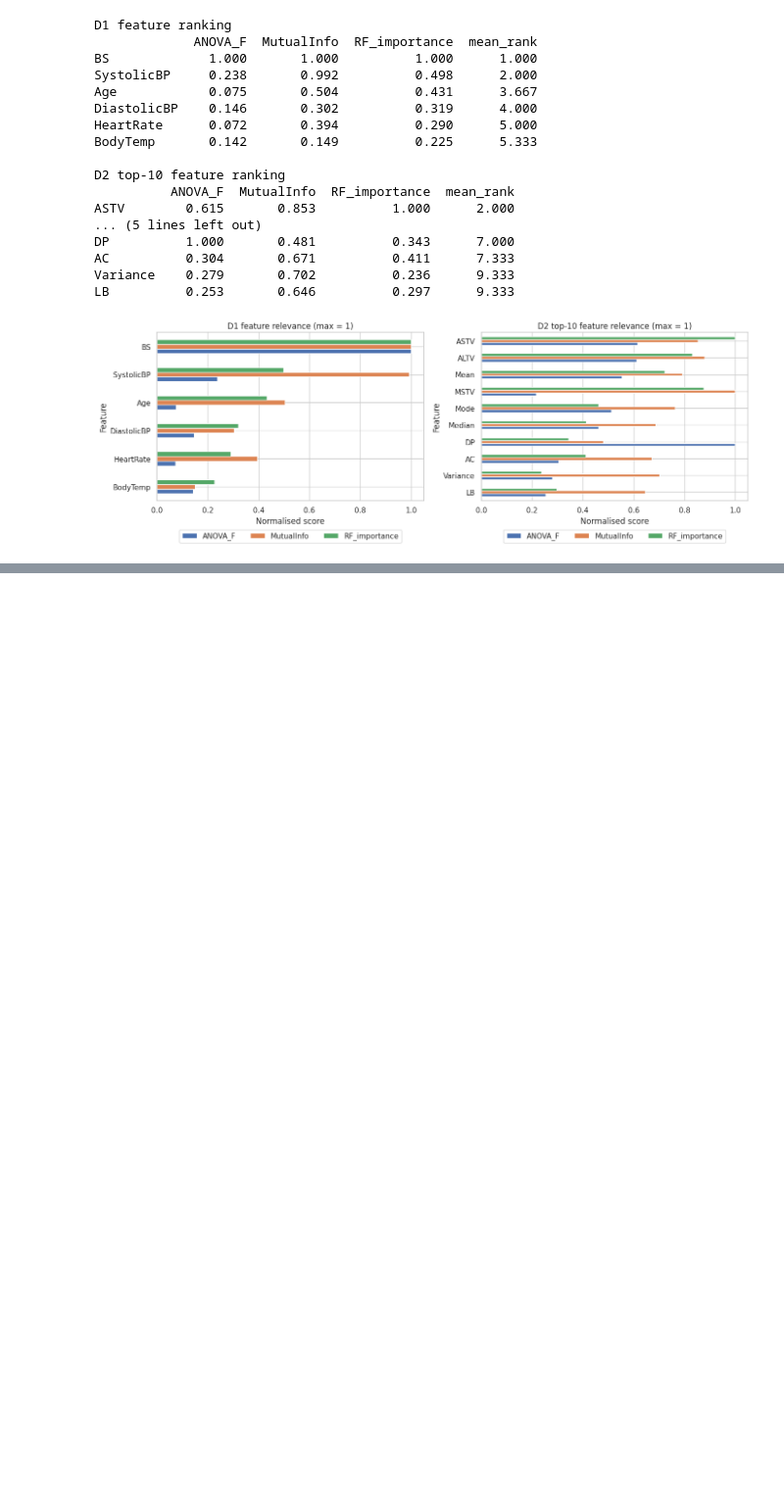
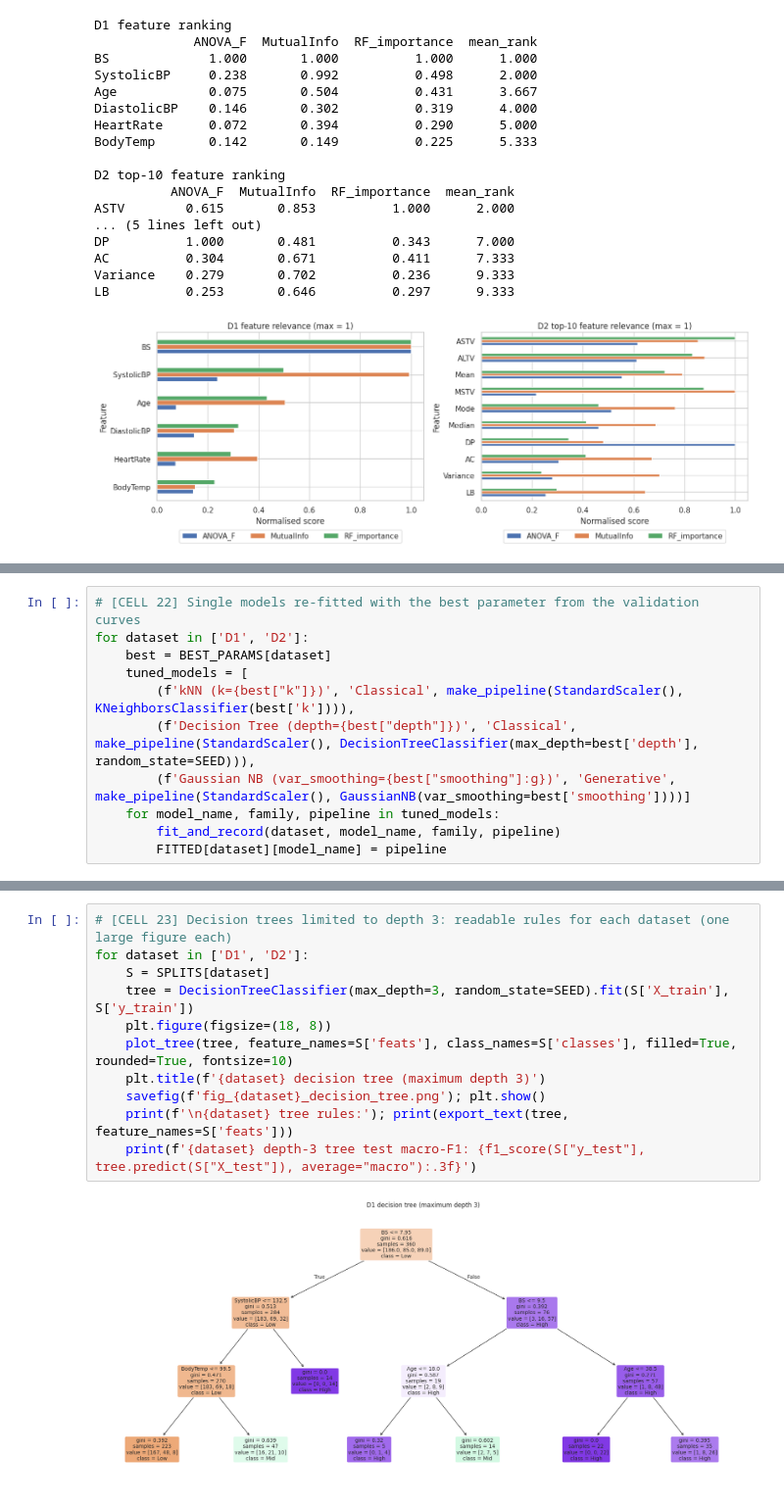
Before and after one commit to NN4010/F21DL---DMML---PG-GROUP10, a Jupyter notebook: notebooks/DMML_Group10.ipynb, the cells around one changed output, grey strips where cells are left out. Shown at 98% size. Drawn from its saved outputs; the diff is of its cells as text; blank space fills up the shorter version.

```diff
--- a/notebooks/DMML_Group10.ipynb
+++ b/notebooks/DMML_Group10.ipynb
@@ -433,0 +763,11 @@ LB          0.253       0.646          0.297      9.333
+# %%
+# [CELL 22] Single models re-fitted with the best parameter from the validation curves
+for dataset in ['D1', 'D2']:
+    best = BEST_PARAMS[dataset]
+    tuned_models = [
+        (f'kNN (k={best["k"]})', 'Classical', make_pipeline(StandardScaler(), KNeighborsClassifier(best['k']))),
+        (f'Decision Tree (depth={best["depth"]})', 'Classical', make_pipeline(StandardScaler(), DecisionTreeClassifier(max_depth=best['depth'], random_state=SEED))),
+        (f'Gaussian NB (var_smoothing={best["smoothing"]:g})', 'Generative', make_pipeline(StandardScaler(), GaussianNB(var_smoothing=best['smoothing'])))]
+    for model_name, family, pipeline in tuned_models:
+        fit_and_record(dataset, model_name, family, pipeline)
+        FITTED[dataset][model_name] = pipeline
@@ -433,0 +781,13 @@ LB          0.253       0.646          0.297      9.333
+# %%
+# [CELL 23] Decision trees limited to depth 3: readable rules for each dataset (one large figure each)
+for dataset in ['D1', 'D2']:
+    S = SPLITS[dataset]
+    tree = DecisionTreeClassifier(max_depth=3, random_state=SEED).fit(S['X_train'], S['y_train'])
+    plt.figure(figsize=(18, 8))
+    plot_tree(tree, feature_names=S['feats'], class_names=S['classes'], filled=True, rounded=True, fontsize=10)
+    plt.title(f'{dataset} decision tree (maximum depth 3)')
+    savefig(f'fig_{dataset}_decision_tree.png'); plt.show()
+    print(f'\n{dataset} tree rules:'); print(export_text(tree, feature_names=S['feats']))
+    print(f'{dataset} depth-3 tree test macro-F1: {f1_score(S["y_test"], tree.predict(S["X_test"]), average="macro"):.3f}')
+# %% [output]
+[figure, added]
```
Also changed, not shown: parts of 25 cells of this notebook.
